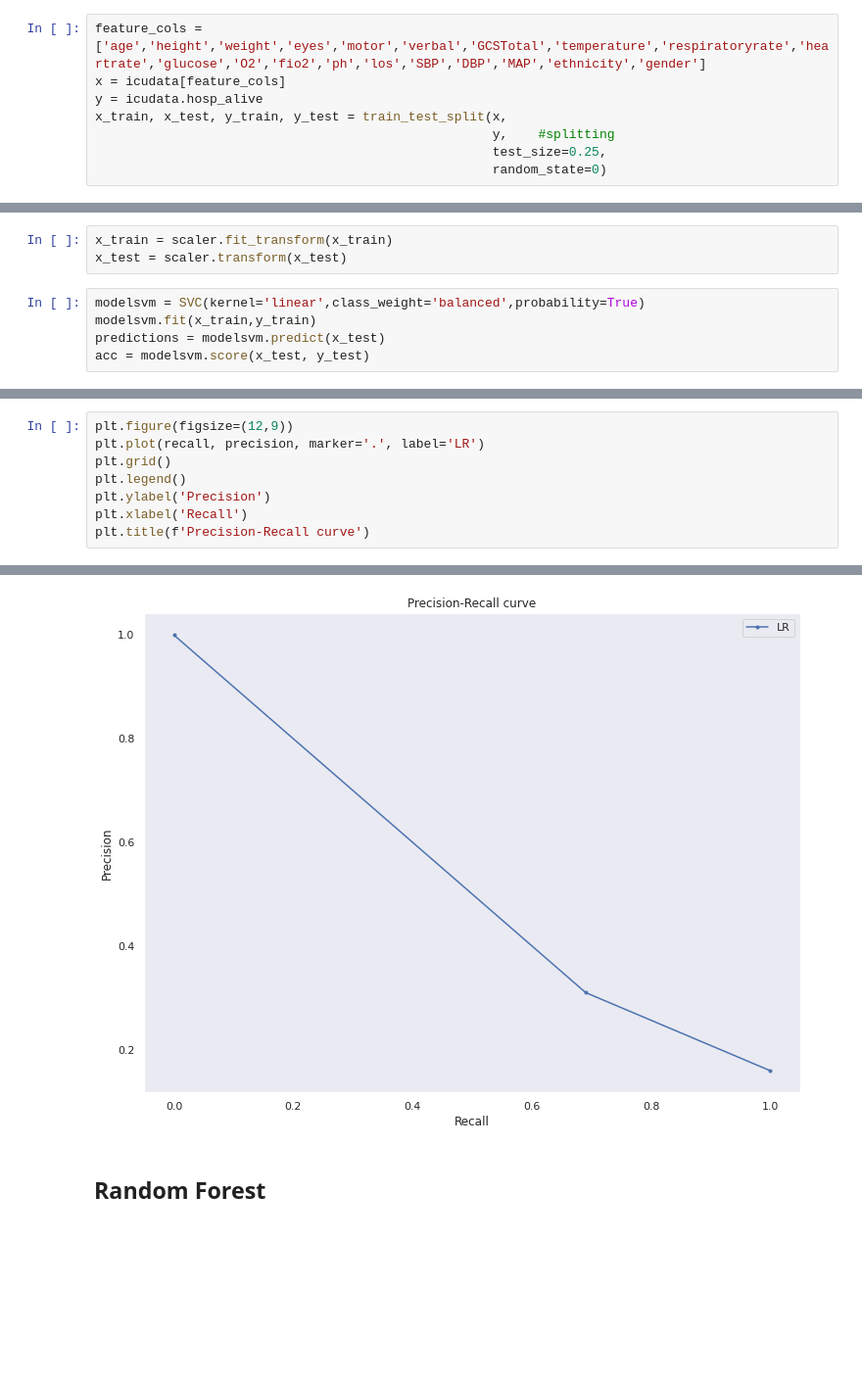
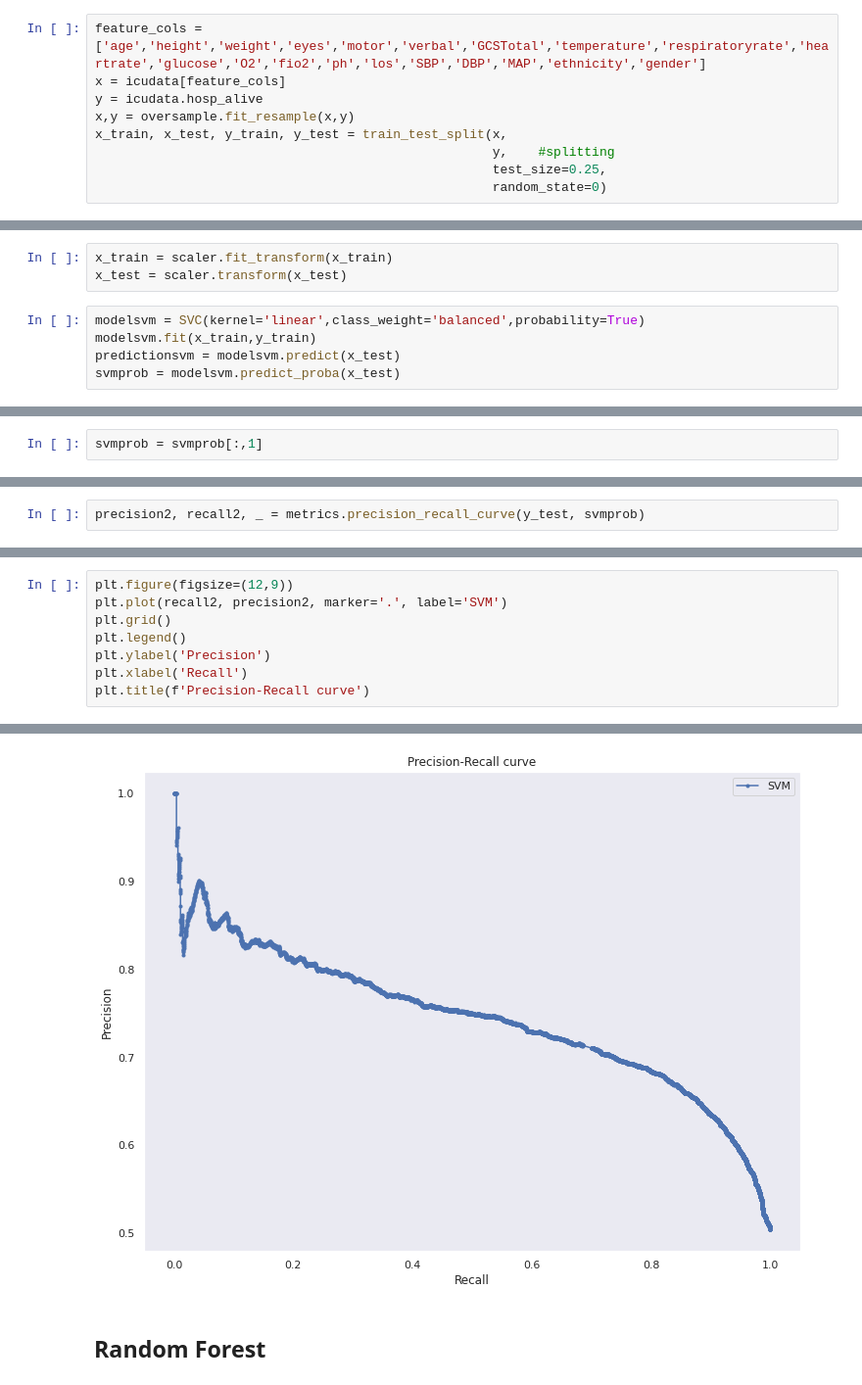
Before and after one commit to sumaiya08/clinical-decision-support, a Jupyter notebook: machine-learning/mortality_pred.ipynb, the cells around one changed output, grey strips where cells are left out. Shown at 98% size. Cells and saved outputs as stored; diff of their text form; blank space fills up the shorter version.

```diff
--- a/machine-learning/mortality_pred.ipynb
+++ b/machine-learning/mortality_pred.ipynb
@@ -231,6 +287,7 @@ Text(0.5, 1.0, 'Precision-Recall curve')
 feature_cols = ['age','height','weight','eyes','motor','verbal','GCSTotal','temperature','respiratoryrate','heartrate','glucose','O2','fio2','ph','los','SBP','DBP','MAP','ethnicity','gender']
 x = icudata[feature_cols]
 y = icudata.hosp_alive
+x,y = oversample.fit_resample(x,y)
 x_train, x_test, y_train, y_test = train_test_split(x,
                                                     y,    #splitting
                                                     test_size=0.25,
@@ -241,5 +300,5 @@ x_test = scaler.transform(x_test)
 # %%
 modelsvm = SVC(kernel='linear',class_weight='balanced',probability=True)
 modelsvm.fit(x_train,y_train)
-predictions = modelsvm.predict(x_test)
-acc = modelsvm.score(x_test, y_test)
+predictionsvm = modelsvm.predict(x_test)
+svmprob = modelsvm.predict_proba(x_test)
@@ -253,0 +305,2 @@ f1 = metrics.f1_score(y_test, predictions)
+# %%
+svmprob = svmprob[:,1]
@@ -254,3 +326,5 @@ f1 = metrics.f1_score(y_test, predictions)
+# %%
+precision2, recall2, _ = metrics.precision_recall_curve(y_test, svmprob)
 # %%
 print('*'*30)
 print(f'Support Vector Machine results: \n')
@@ -289,14 +363,14 @@ Text(0.5, 1.0, 'ROC Curve, AUC = 0.699')
 # %%
 plt.figure(figsize=(12,9))
-plt.plot(recall, precision, marker='.', label='LR')
+plt.plot(recall2, precision2, marker='.', label='SVM')
 plt.grid()
 plt.legend()
 plt.ylabel('Precision')
 plt.xlabel('Recall')
 plt.title(f'Precision-Recall curve')
 # %% [output]
 Text(0.5, 1.0, 'Precision-Recall curve')
-[figure, old version]
+[figure, new version]
 # %% [markdown]
 ## Random Forest
 # %%
```
Also changed, not shown: parts of 146 cells of this notebook.
